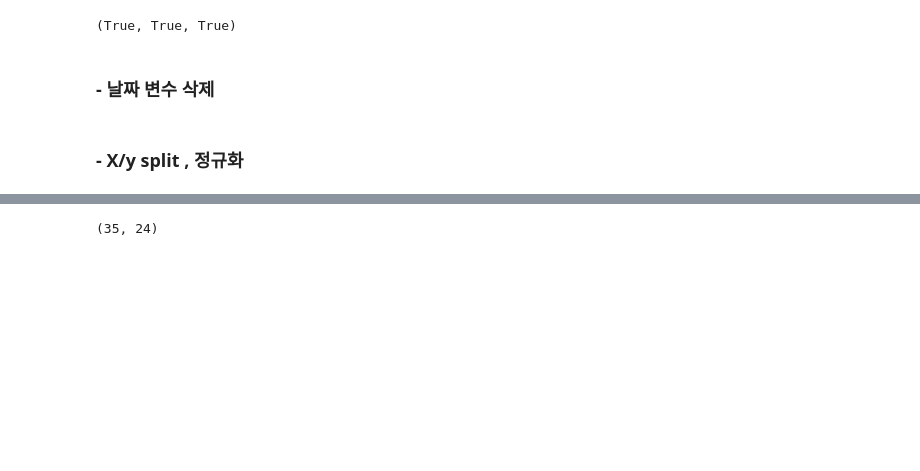
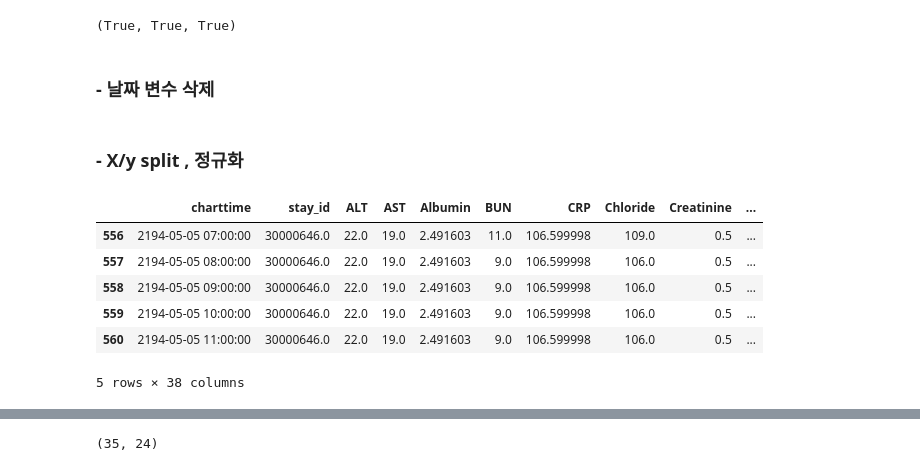
Before and after one commit to yk-Jeong/iMORS, a Jupyter notebook: code.ipynb, the cells around one changed output, grey strips where cells are left out. Saved outputs shown, nothing was run; the diff lists cells and outputs as text; code cells hidden in the pictures; blank space fills up the shorter version.

```diff
--- a/code.ipynb
+++ b/code.ipynb
@@ -743,6 +757,16 @@ y_test = test['dead_in_hosp']
 X_train = train.drop(columns=['dead_in_hosp'], inplace=False)
 X_val = val.drop(columns=['dead_in_hosp'], inplace=False)
 X_test = test.drop(columns=['dead_in_hosp'], inplace=False)
+# %%
+train.head()
+# %% [output]
+|  | charttime | stay_id | ALT | AST | Albumin | BUN | CRP | Chloride | Creatinine | ... |
+| 556 | 2194-05-05 07:00:00 | 30000646.0 | 22.0 | 19.0 | 2.491603 | 11.0 | 106.599998 | 109.0 | 0.5 | ... |
+| 557 | 2194-05-05 08:00:00 | 30000646.0 | 22.0 | 19.0 | 2.491603 | 9.0 | 106.599998 | 106.0 | 0.5 | ... |
+| 558 | 2194-05-05 09:00:00 | 30000646.0 | 22.0 | 19.0 | 2.491603 | 9.0 | 106.599998 | 106.0 | 0.5 | ... |
+| 559 | 2194-05-05 10:00:00 | 30000646.0 | 22.0 | 19.0 | 2.491603 | 9.0 | 106.599998 | 106.0 | 0.5 | ... |
+| 560 | 2194-05-05 11:00:00 | 30000646.0 | 22.0 | 19.0 | 2.491603 | 9.0 | 106.599998 | 106.0 | 0.5 | ... |
+5 rows × 38 columns
 # %%
 def scaling(df):
     # 'charttime'을 인덱스로 설정
```
Also changed, not shown: parts of 31 cells of this notebook, 2 other files.
